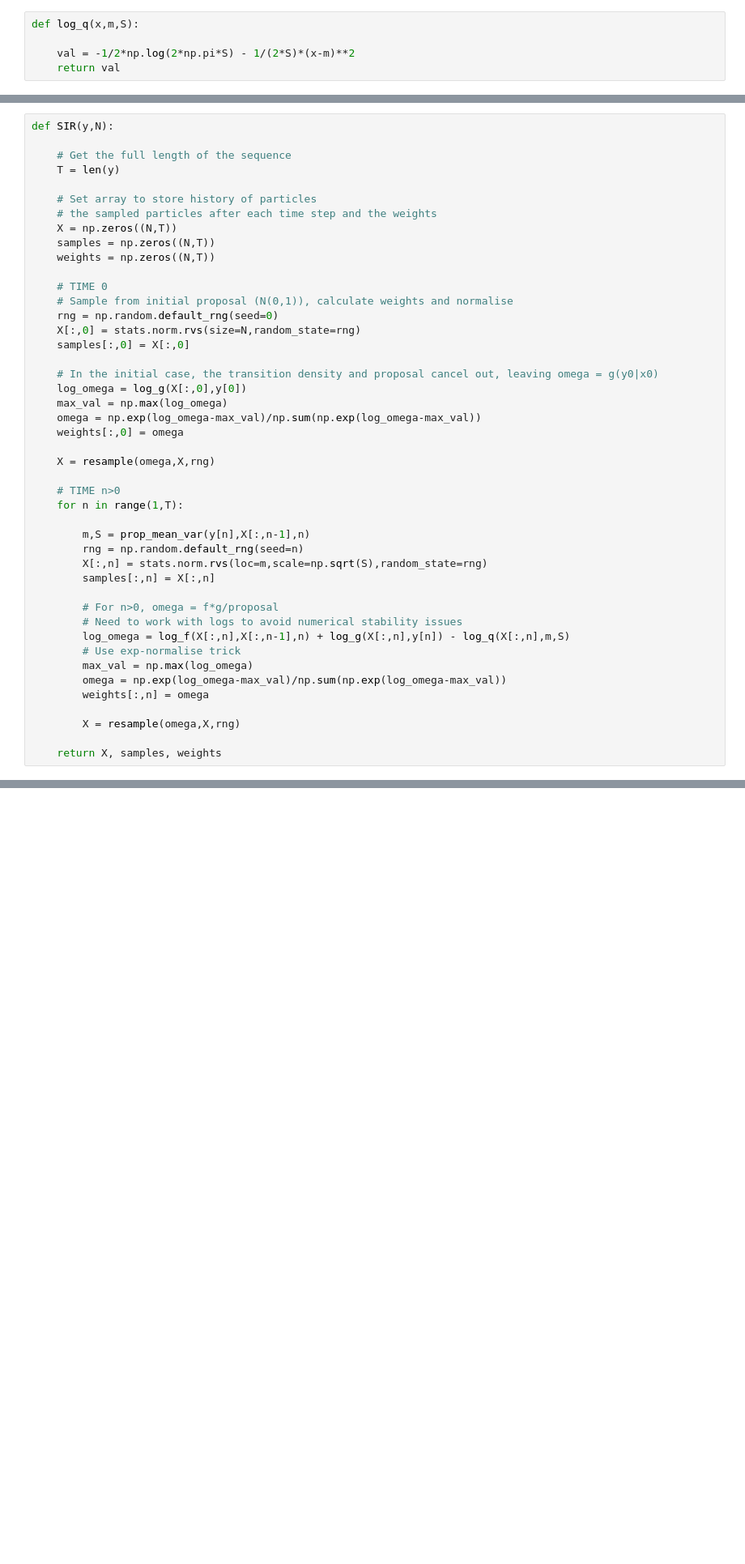
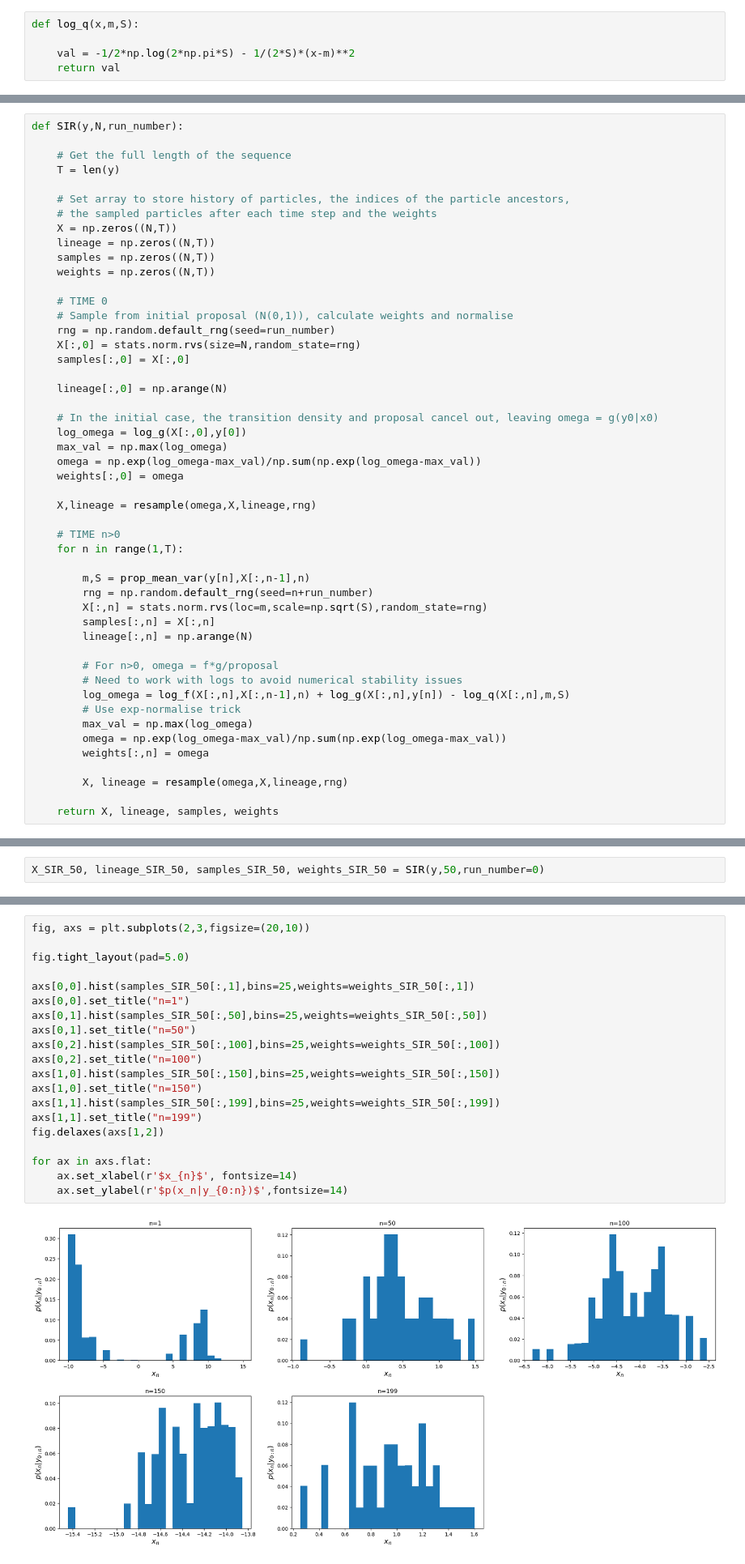
Before and after one commit to Gautam-Chauhan/Advanced-Simulation-Coursework, a Jupyter notebook: Q1.ipynb, the cells around one changed output, grey strips where cells are left out. Shown at 81% size. Cells and saved outputs as stored; diff of their text form; blank space fills up the shorter version.

Commit message:
Added graphs and completed code for smoothed additive functional part

```diff
--- a/Q1.ipynb
+++ b/Q1.ipynb
@@ -142,20 +144,23 @@ def resample(omega, X, rng):
 # %%
-def SIR(y,N):
+def SIR(y,N,run_number):
 
     # Get the full length of the sequence
     T = len(y)
 
-    # Set array to store history of particles
+    # Set array to store history of particles, the indices of the particle ancestors,
     # the sampled particles after each time step and the weights
     X = np.zeros((N,T))
+    lineage = np.zeros((N,T))
     samples = np.zeros((N,T))
     weights = np.zeros((N,T))
 
     # TIME 0
     # Sample from initial proposal (N(0,1)), calculate weights and normalise
-    rng = np.random.default_rng(seed=0)
+    rng = np.random.default_rng(seed=run_number)
     X[:,0] = stats.norm.rvs(size=N,random_state=rng)
     samples[:,0] = X[:,0]
+
+    lineage[:,0] = np.arange(N)
 
     # In the initial case, the transition density and proposal cancel out, leaving omega = g(y0|x0)
     log_omega = log_g(X[:,0],y[0])
@@ -163,15 +168,16 @@ def SIR(y,N):
     omega = np.exp(log_omega-max_val)/np.sum(np.exp(log_omega-max_val))
     weights[:,0] = omega
 
-    X = resample(omega,X,rng)
+    X,lineage = resample(omega,X,lineage,rng)
 
     # TIME n>0
     for n in range(1,T):
 
         m,S = prop_mean_var(y[n],X[:,n-1],n)
-        rng = np.random.default_rng(seed=n)
+        rng = np.random.default_rng(seed=n+run_number)
         X[:,n] = stats.norm.rvs(loc=m,scale=np.sqrt(S),random_state=rng)
         samples[:,n] = X[:,n]
+        lineage[:,n] = np.arange(N)
 
         # For n>0, omega = f*g/proposal
         # Need to work with logs to avoid numerical stability issues
@@ -181,6 +187,6 @@ def SIR(y,N):
         omega = np.exp(log_omega-max_val)/np.sum(np.exp(log_omega-max_val))
         weights[:,n] = omega
 
-        X = resample(omega,X,rng)
+        X, lineage = resample(omega,X,lineage,rng)
 
-    return X, samples, weights
+    return X, lineage, samples, weights
@@ -187 +195,3 @@ def SIR(y,N):
+# %%
+X_SIR_50, lineage_SIR_50, samples_SIR_50, weights_SIR_50 = SIR(y,50,run_number=0)
 # %%
@@ -209,0 +252,22 @@ plt.hist(sample_200,bins=25,weights=weight_200)
+# %%
+fig, axs = plt.subplots(2,3,figsize=(20,10))
+
+fig.tight_layout(pad=5.0)
+
+axs[0,0].hist(samples_SIR_50[:,1],bins=25,weights=weights_SIR_50[:,1])
+axs[0,0].set_title("n=1")
+axs[0,1].hist(samples_SIR_50[:,50],bins=25,weights=weights_SIR_50[:,50])
+axs[0,1].set_title("n=50")
+axs[0,2].hist(samples_SIR_50[:,100],bins=25,weights=weights_SIR_50[:,100])
+axs[0,2].set_title("n=100")
+axs[1,0].hist(samples_SIR_50[:,150],bins=25,weights=weights_SIR_50[:,150])
+axs[1,0].set_title("n=150")
+axs[1,1].hist(samples_SIR_50[:,199],bins=25,weights=weights_SIR_50[:,199])
+axs[1,1].set_title("n=199")
+fig.delaxes(axs[1,2])
+
+for ax in axs.flat:
+    ax.set_xlabel(r'$x_{n}$', fontsize=14)
+    ax.set_ylabel(r'$p(x_n|y_{0:n})$',fontsize=14)
+# %% [output]
+[figure, added]
```
Also changed, not shown: parts of 66 cells of this notebook.
